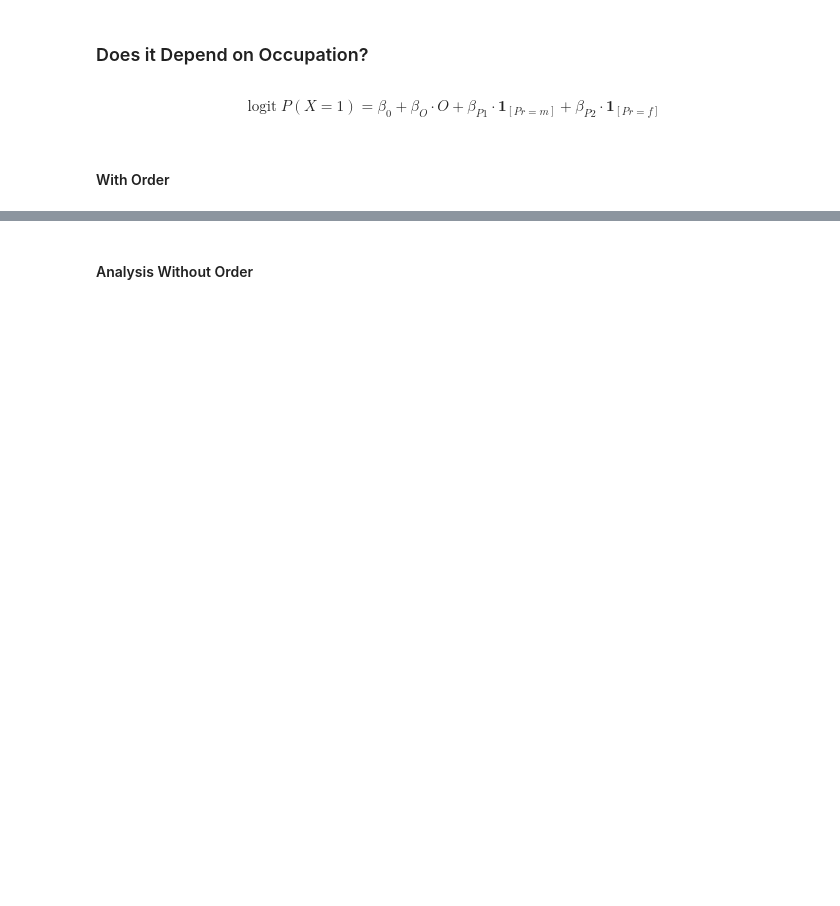
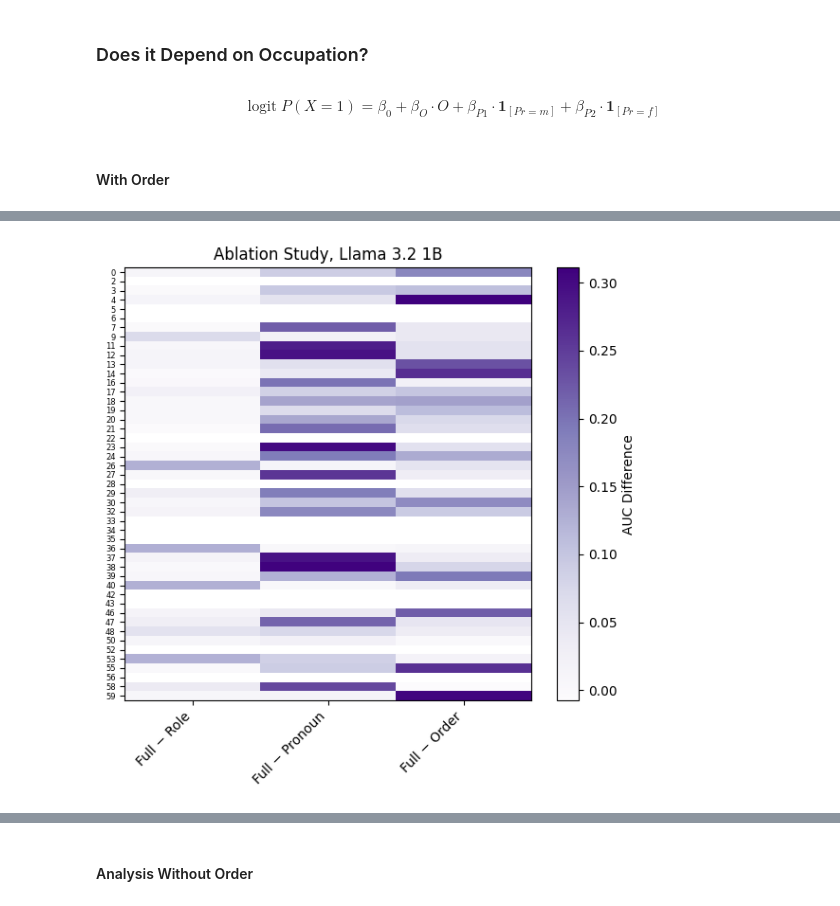
Before and after one commit to sagarkumar16/winogender_contextuality, a Jupyter notebook: notebooks/10-sk-bias-tests.ipynb, the cells around one changed output, grey strips where cells are left out. Saved outputs shown, nothing was run; the diff lists cells and outputs as text; code cells hidden in the pictures; blank space fills up the shorter version.

```diff
--- a/notebooks/10-sk-bias-tests.ipynb
+++ b/notebooks/10-sk-bias-tests.ipynb
@@ -437,0 +862,31 @@ metrics_full_wo, metrics_noO_wo, metrics_noP_wo, metrics_noPn_wo
+# %%
+# AUC Heatmap
+
+def get_auc_heatmap(table: pd.DataFrame,
+                   title: str = "Ablation Study"):
+
+    auc_cols = ["AUC_role", "AUC_full", "AUC_pronoun", "AUC_order"]
+    auc = table[auc_cols]
+
+    delta_auc = pd.DataFrame({
+    "Full − Role": auc["AUC_full"] - auc["AUC_role"],
+    "Full − Pronoun": auc["AUC_full"] - auc["AUC_pronoun"],
+    "Full − Order": auc["AUC_full"] - auc["AUC_order"]
+    })
+
+    fig2, ax2 = plt.subplots(figsize=(6,6))
+    im2 = ax2.imshow(delta_auc, aspect="auto", interpolation="nearest", cmap="Purples")
+    ax2.set_title(title)
+    ax2.set_xticks(range(delta_auc.shape[1]))
+    ax2.set_xticklabels(delta_auc.columns, rotation=45, ha="right")
+    ax2.set_yticks(range(len(table)))
+    ax2.set_yticklabels(table.index, fontsize=6)
+
+    cbar2 = fig2.colorbar(im2, ax=ax2)
+    cbar2.set_label("AUC Difference")
+    plt.tight_layout()
+    plt.show()
+# %%
+get_auc_heatmap(test_summary_2, "Ablation Study, Llama 3.2 1B")
+# %% [output]
+[figure, added]
```
Also changed, not shown: parts of 97 cells of this notebook, 6 other files.
